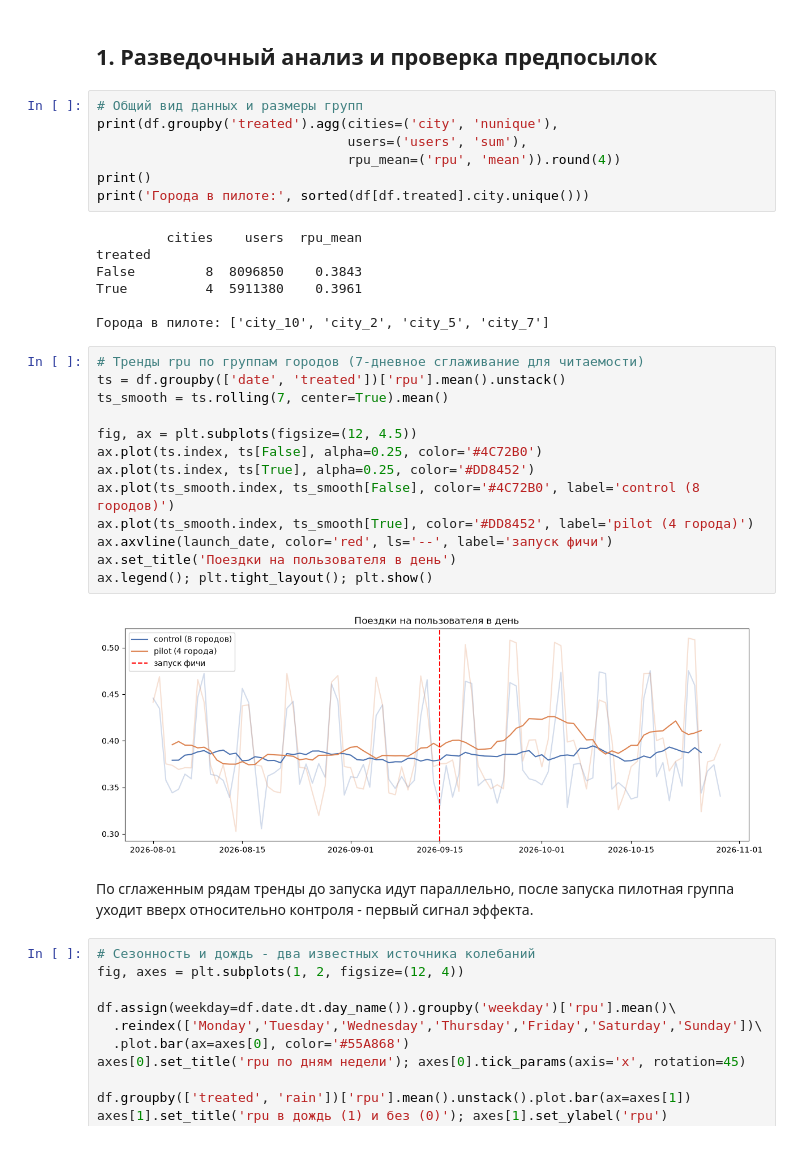
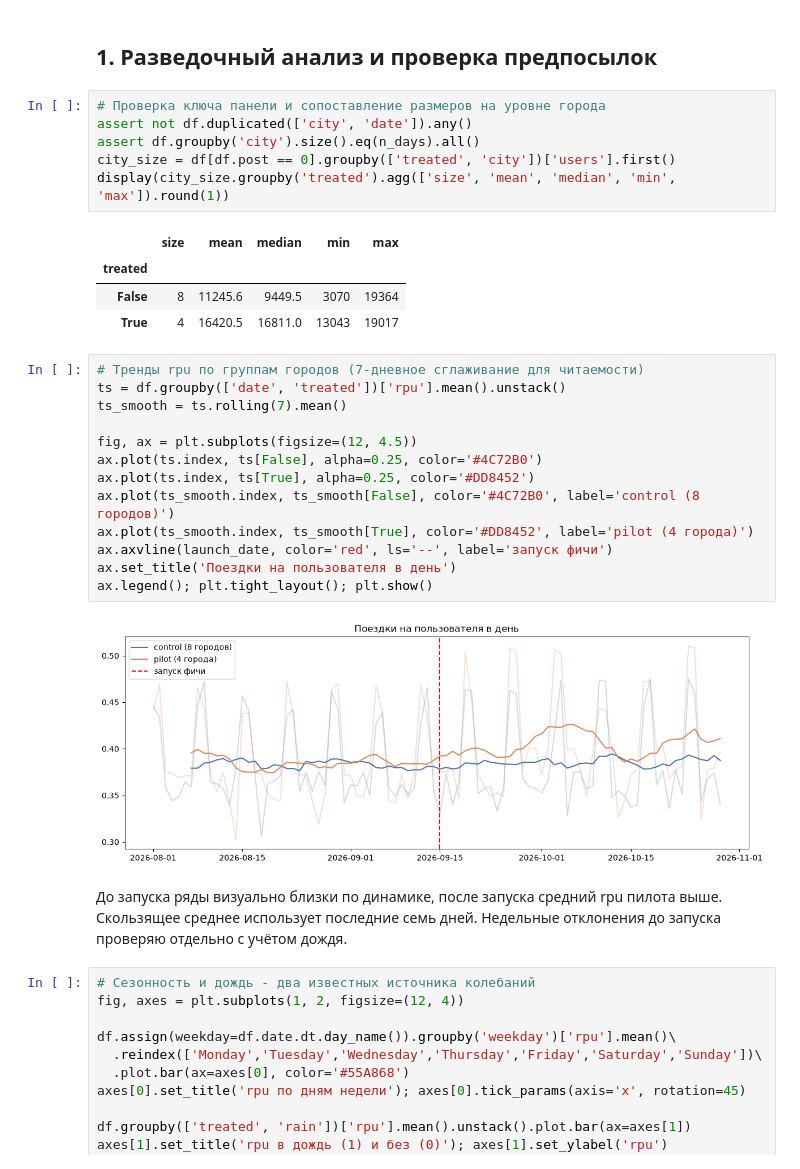
Before and after one commit to ops-00000000/ab-session, a Jupyter notebook: session_ab.ipynb, the cells around one changed output. Drawn from its saved outputs; the diff is of its cells as text.

```diff
--- a/session_ab.ipynb
+++ b/session_ab.ipynb
@@ -90,37 +78,35 @@ df.head()
 # %% [markdown]
 ## 1. Разведочный анализ и проверка предпосылок
 # %%
-# Общий вид данных и размеры групп
-print(df.groupby('treated').agg(cities=('city', 'nunique'),
-                                users=('users', 'sum'),
-                                rpu_mean=('rpu', 'mean')).round(4))
-print()
-print('Города в пилоте:', sorted(df[df.treated].city.unique()))
+# Проверка ключа панели и сопоставление размеров на уровне города
+assert not df.duplicated(['city', 'date']).any()
+assert df.groupby('city').size().eq(n_days).all()
+city_size = df[df.post == 0].groupby(['treated', 'city'])['users'].first()
+display(city_size.groupby('treated').agg(['size', 'mean', 'median', 'min', 'max']).round(1))
 # %% [output]
-         cities    users  rpu_mean
-treated
-False         8  8096850    0.3843
-True          4  5911380    0.3961
-
-Города в пилоте: ['city_10', 'city_2', 'city_5', 'city_7']
+|  | size | mean | median | min | max |
+| treated |  |  |  |  |  |
+| False | 8 | 11245.6 | 9449.5 | 3070 | 19364 |
+| True | 4 | 16420.5 | 16811.0 | 13043 | 19017 |
 # %%
 # Тренды rpu по группам городов (7-дневное сглаживание для читаемости)
 ts = df.groupby(['date', 'treated'])['rpu'].mean().unstack()
-ts_smooth = ts.rolling(7, center=True).mean()
+ts_smooth = ts.rolling(7).mean()
 
 fig, ax = plt.subplots(figsize=(12, 4.5))
 ax.plot(ts.index, ts[False], alpha=0.25, color='#4C72B0')
 ax.plot(ts.index, ts[True], alpha=0.25, color='#DD8452')
 ax.plot(ts_smooth.index, ts_smooth[False], color='#4C72B0', label='control (8 городов)')
 ax.plot(ts_smooth.index, ts_smooth[True], color='#DD8452', label='pilot (4 города)')
 ax.axvline(launch_date, color='red', ls='--', label='запуск фичи')
 ax.set_title('Поездки на пользователя в день')
 ax.legend(); plt.tight_layout(); plt.show()
 # %% [output]
-[figure, old version]
+[figure, new version]
 # %% [markdown]
-По сглаженным рядам тренды до запуска идут параллельно, после запуска
-пилотная группа уходит вверх относительно контроля - первый сигнал эффекта.
+До запуска ряды визуально близки по динамике, после запуска средний rpu
+пилота выше. Скользящее среднее использует последние семь дней.
+Недельные отклонения до запуска проверяю отдельно с учётом дождя.
 # %%
 # Сезонность и дождь - два известных источника колебаний
 fig, axes = plt.subplots(1, 2, figsize=(12, 4))
```
Also changed, not shown: parts of 19 cells of this notebook.
